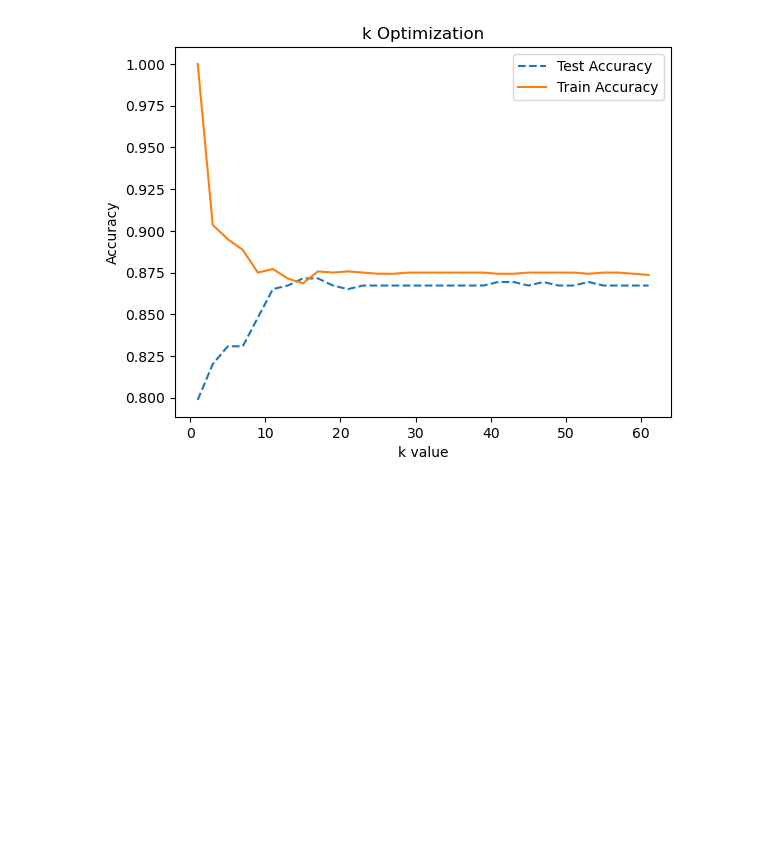
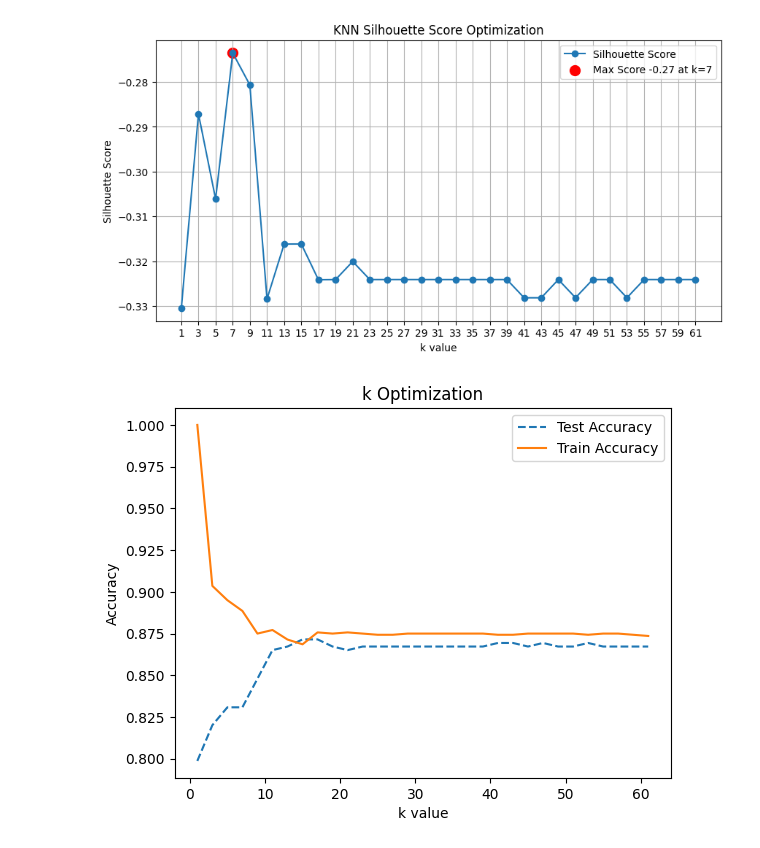
Before and after one commit to DuckieOnQuacks/TrendTracker, a Jupyter notebook: trend_tracker.ipynb, the cells around one changed output. Cells and saved outputs as stored; diff of their text form; code cells hidden in the pictures; blank space fills up the shorter version.

```diff
--- a/trend_tracker.ipynb
+++ b/trend_tracker.ipynb
@@ -98,6 +221,8 @@ def evaluate_prediction(X,y,k):
 # %%
 X,y = prepare_data()
-choose_k(X,y)
+choose_k_silhouette(X, y)
+choose_k(X, y)
 # %% [output]
-[figure, old version]
+[figure, new version]
+[figure, added]
 # %%
```
Also changed, not shown: parts of 5 cells of this notebook, 2 other files.
